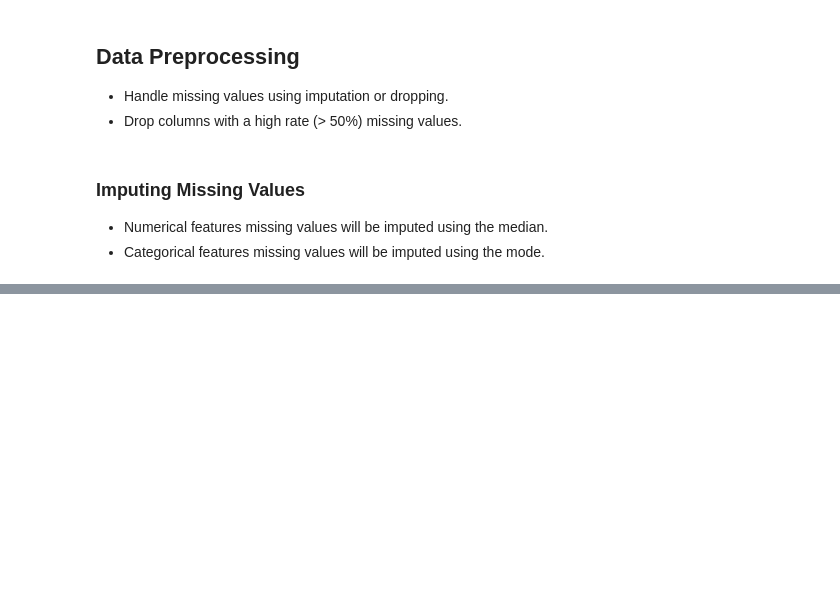
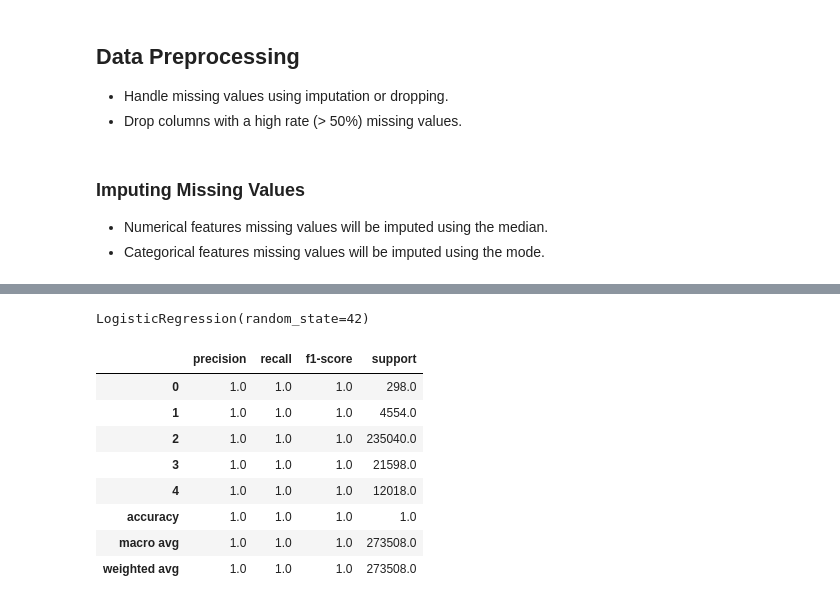
Before and after one commit to oblomovite/chicago_car_crash_ml, a Jupyter notebook: index.ipynb, the cells around one changed output, grey strips where cells are left out. Cells and saved outputs as stored; diff of their text form; code cells hidden in the pictures; blank space fills up the shorter version.

```diff
--- a/index.ipynb
+++ b/index.ipynb
@@ -331,0 +255,9 @@ data.to_csv('./data/data.csv', index=False)
+# %%
+# train logistic regression model
+baseline_model = LogisticRegression(
+    max_iter=100,
+    random_state=42,
+    )
+baseline_model.fit(X_train, y_train)
+# %% [output]
+LogisticRegression(random_state=42)
@@ -331,0 +267,16 @@ data.to_csv('./data/data.csv', index=False)
+# %%
+# create classification report and format it as a DataFrame
+from sklearn.metrics import classification_report
+report = classification_report(y_test, y_pred, output_dict=True)
+report_df = pd.DataFrame(report).transpose()
+report_df
+# %% [output]
+|  | precision | recall | f1-score | support |
+| 0 | 1.0 | 1.0 | 1.0 | 298.0 |
+| 1 | 1.0 | 1.0 | 1.0 | 4554.0 |
+| 2 | 1.0 | 1.0 | 1.0 | 235040.0 |
+| 3 | 1.0 | 1.0 | 1.0 | 21598.0 |
+| 4 | 1.0 | 1.0 | 1.0 | 12018.0 |
+| accuracy | 1.0 | 1.0 | 1.0 | 1.0 |
+| macro avg | 1.0 | 1.0 | 1.0 | 273508.0 |
+| weighted avg | 1.0 | 1.0 | 1.0 | 273508.0 |
```
Also changed, not shown: parts of 40 cells of this notebook.
